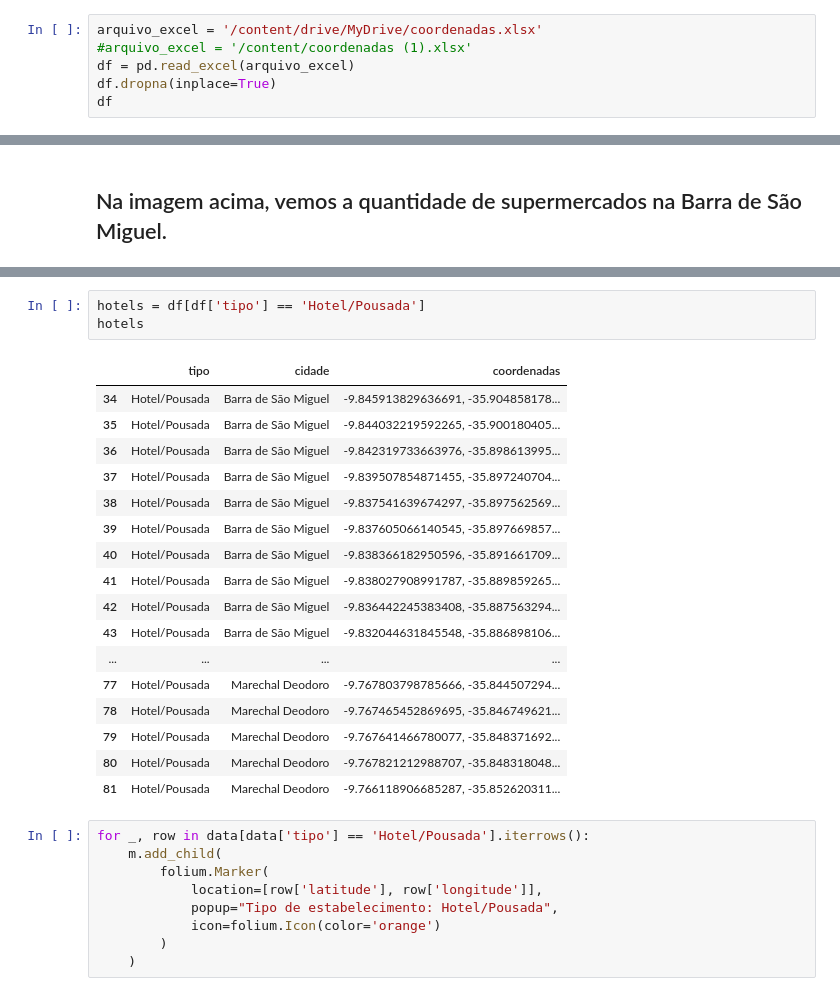
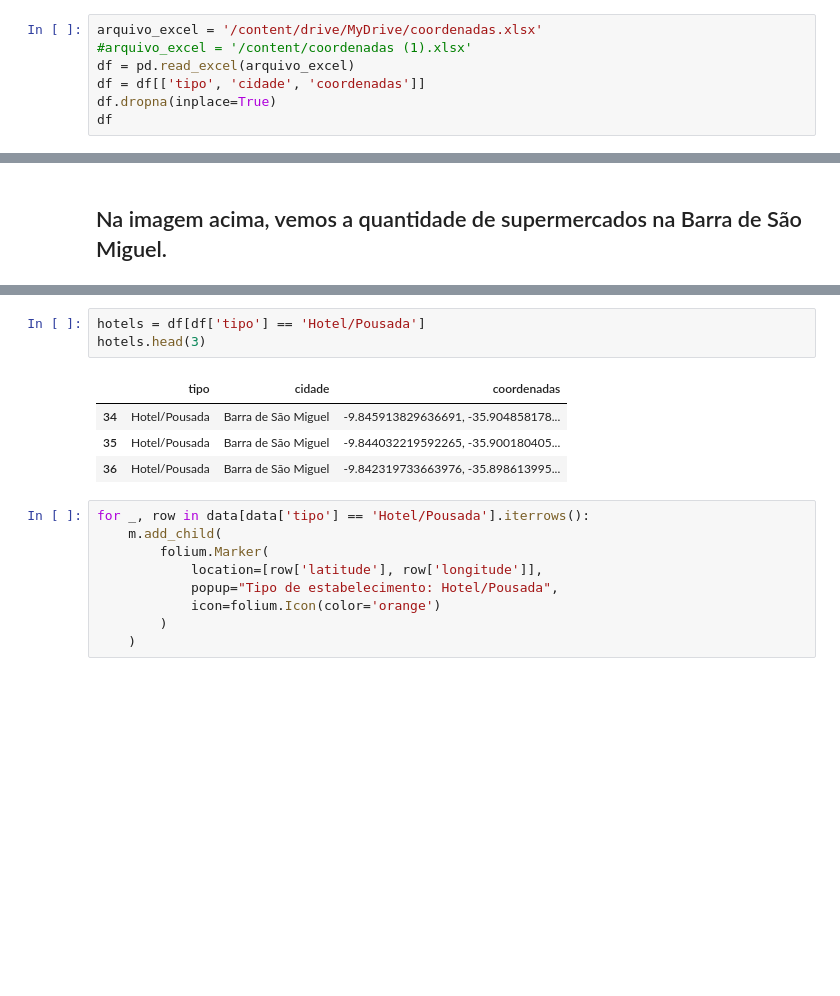
Before and after one commit to iagomauricioo/data_science, a Jupyter notebook: mapa_marechal_v4.ipynb, the cells around one changed output, grey strips where cells are left out. Saved outputs shown, nothing was run; the diff lists cells and outputs as text; blank space fills up the shorter version.

```diff
--- a/mapa_marechal_v4.ipynb
+++ b/mapa_marechal_v4.ipynb
@@ -34,6 +35,7 @@ m
 arquivo_excel = '/content/drive/MyDrive/coordenadas.xlsx'
 #arquivo_excel = '/content/coordenadas (1).xlsx'
 df = pd.read_excel(arquivo_excel)
+df = df[['tipo', 'cidade', 'coordenadas']]
 df.dropna(inplace=True)
 df
 # %% [output]
@@ -100,25 +120,12 @@ m
 [interactive output not drawn]
 # %%
 hotels = df[df['tipo'] == 'Hotel/Pousada']
-hotels
+hotels.head(3)
 # %% [output]
 |  | tipo | cidade | coordenadas |
 | 34 | Hotel/Pousada | Barra de São Miguel | -9.845913829636691, -35.904858178... |
 | 35 | Hotel/Pousada | Barra de São Miguel | -9.844032219592265, -35.900180405... |
 | 36 | Hotel/Pousada | Barra de São Miguel | -9.842319733663976, -35.898613995... |
-| 37 | Hotel/Pousada | Barra de São Miguel | -9.839507854871455, -35.897240704... |
-| 38 | Hotel/Pousada | Barra de São Miguel | -9.837541639674297, -35.897562569... |
-| 39 | Hotel/Pousada | Barra de São Miguel | -9.837605066140545, -35.897669857... |
-| 40 | Hotel/Pousada | Barra de São Miguel | -9.838366182950596, -35.891661709... |
-| 41 | Hotel/Pousada | Barra de São Miguel | -9.838027908991787, -35.889859265... |
-| 42 | Hotel/Pousada | Barra de São Miguel | -9.836442245383408, -35.887563294... |
-| 43 | Hotel/Pousada | Barra de São Miguel | -9.832044631845548, -35.886898106... |
-| ... | ... | ... | ... |
-| 77 | Hotel/Pousada | Marechal Deodoro | -9.767803798785666, -35.844507294... |
-| 78 | Hotel/Pousada | Marechal Deodoro | -9.767465452869695, -35.846749621... |
-| 79 | Hotel/Pousada | Marechal Deodoro | -9.767641466780077, -35.848371692... |
-| 80 | Hotel/Pousada | Marechal Deodoro | -9.767821212988707, -35.848318048... |
-| 81 | Hotel/Pousada | Marechal Deodoro | -9.766118906685287, -35.852620311... |
 # %%
 for _, row in data[data['tipo'] == 'Hotel/Pousada'].iterrows():
     m.add_child(
```
Also changed, not shown: parts of 6 cells of this notebook.
